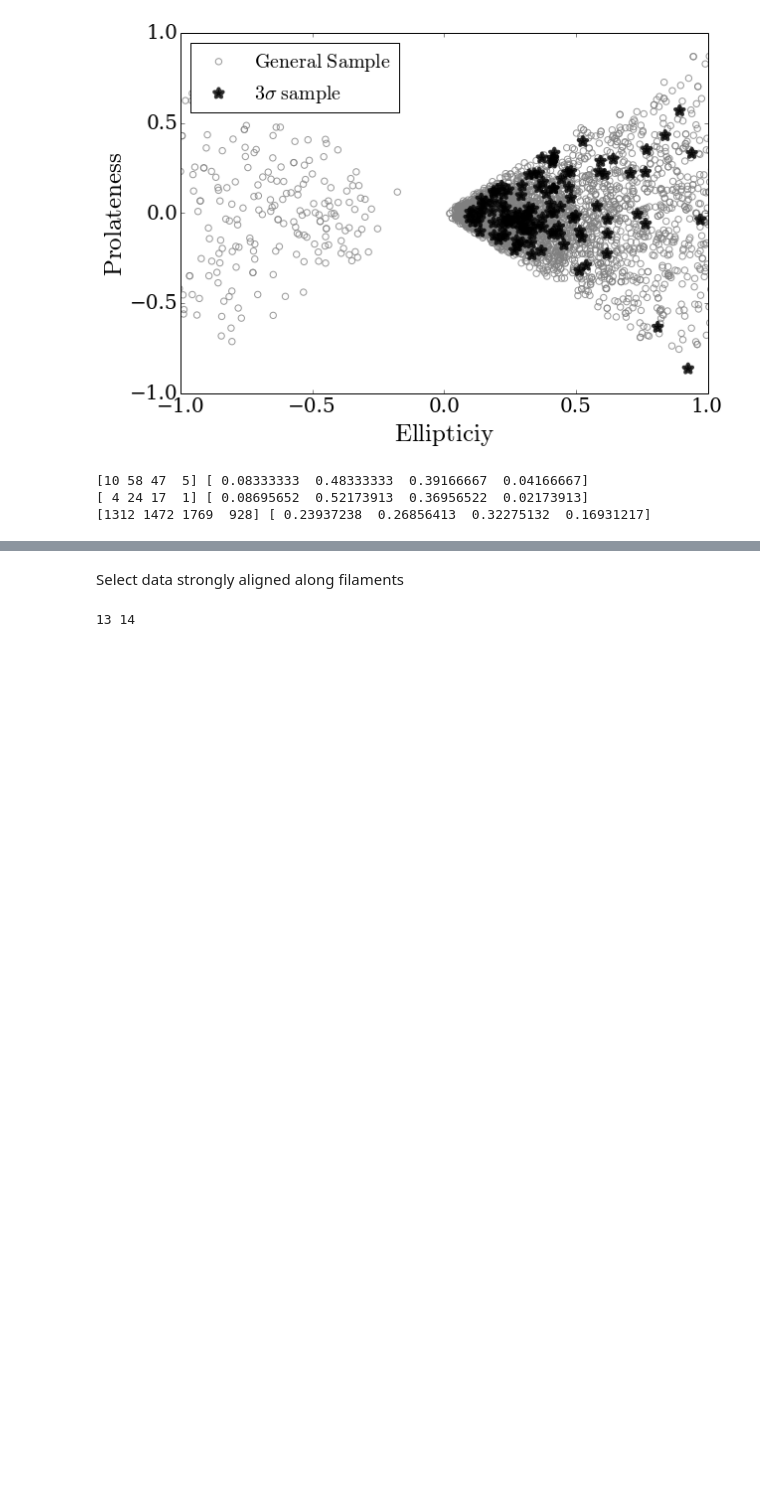
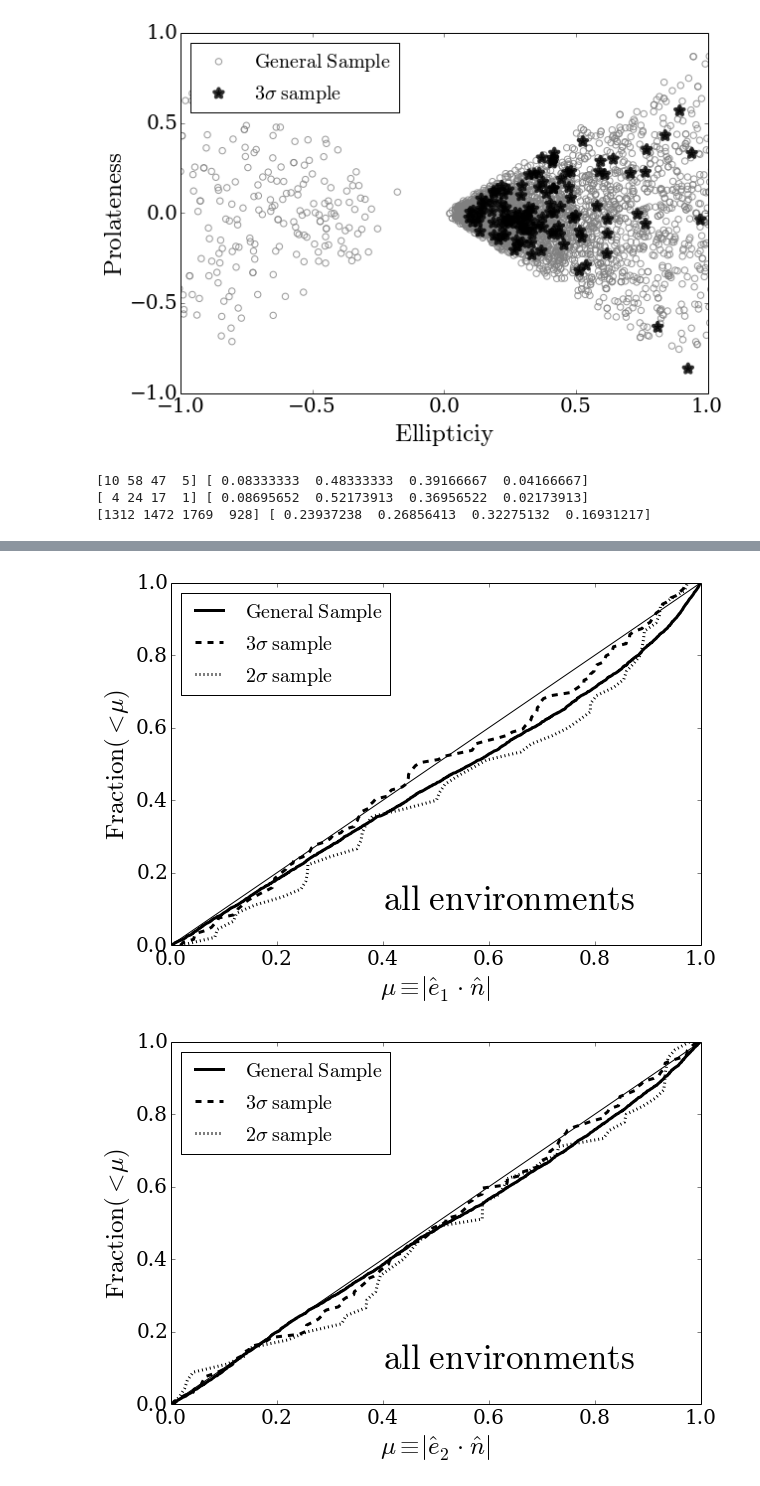
Before and after one commit to forero/LGEnvironment, a Jupyter notebook: code/AnalyzeData.ipynb, the cells around one changed output, grey strips where cells are left out. Saved outputs shown, nothing was run; the diff lists cells and outputs as text; code cells hidden in the pictures; blank space fills up the shorter version.

```diff
--- a/code/AnalyzeData.ipynb
+++ b/code/AnalyzeData.ipynb
@@ -881,9 +622,0 @@ n, bins, patches = hist(abs(mu_pos_eigenv1_2S), 10, normed=0, color = 'silver',
-# %% [markdown]
-Select data strongly aligned along filaments
-# %%
-strong_ID_ALL = where(abs(mu_pos_eigenv3_ALL)<0.1)[0]
-strong_ID_2S = where(abs(mu_pos_eigenv3_2S)<0.1)[0]
-strong_ID_3S = where(abs(mu_pos_eigenv3_3S)<0.1)[0]
-print size(strong_ID_2S), size(strong_ID_3S)
-# %% [output]
-13 14
@@ -919,0 +623,7 @@ out.close()
+# %%
+plot_alignment_e1(ENV=-1, kind="n")
+plot_alignment_e2(ENV=-1, kind="n")
+plot_alignment_e3(ENV=-1, kind="n")
+# %% [output]
+[figure, added]
+[figure, added]
```
Also changed, not shown: parts of 41 cells of this notebook, 1 other file.
